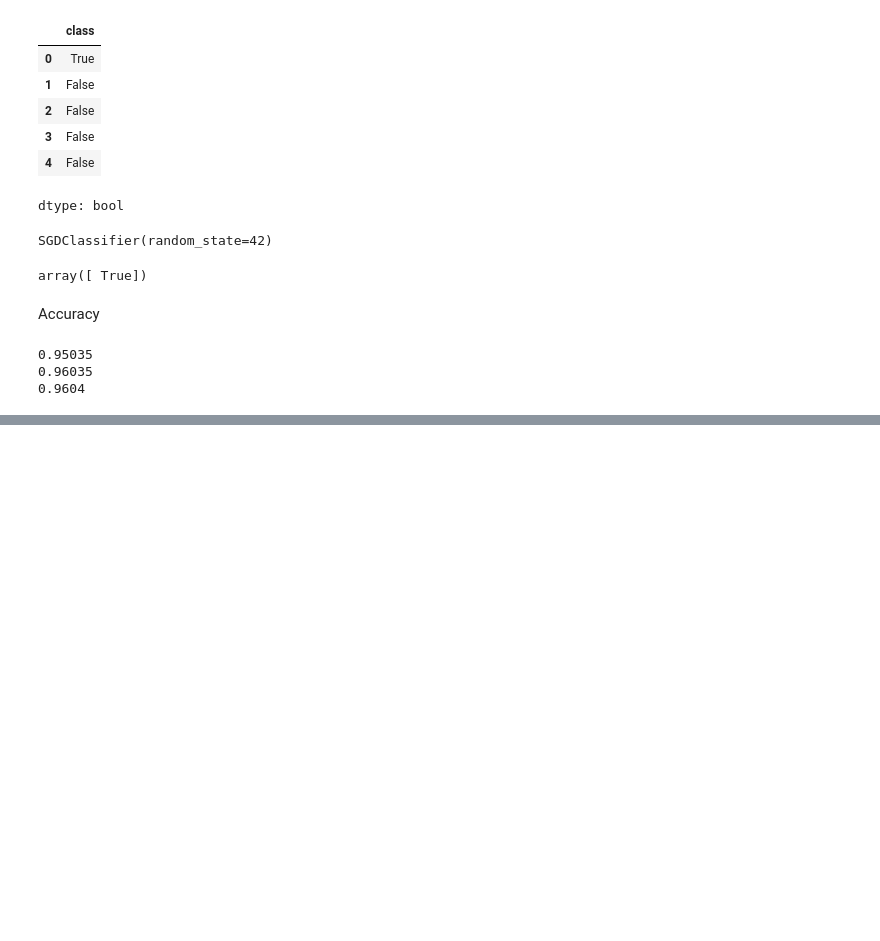
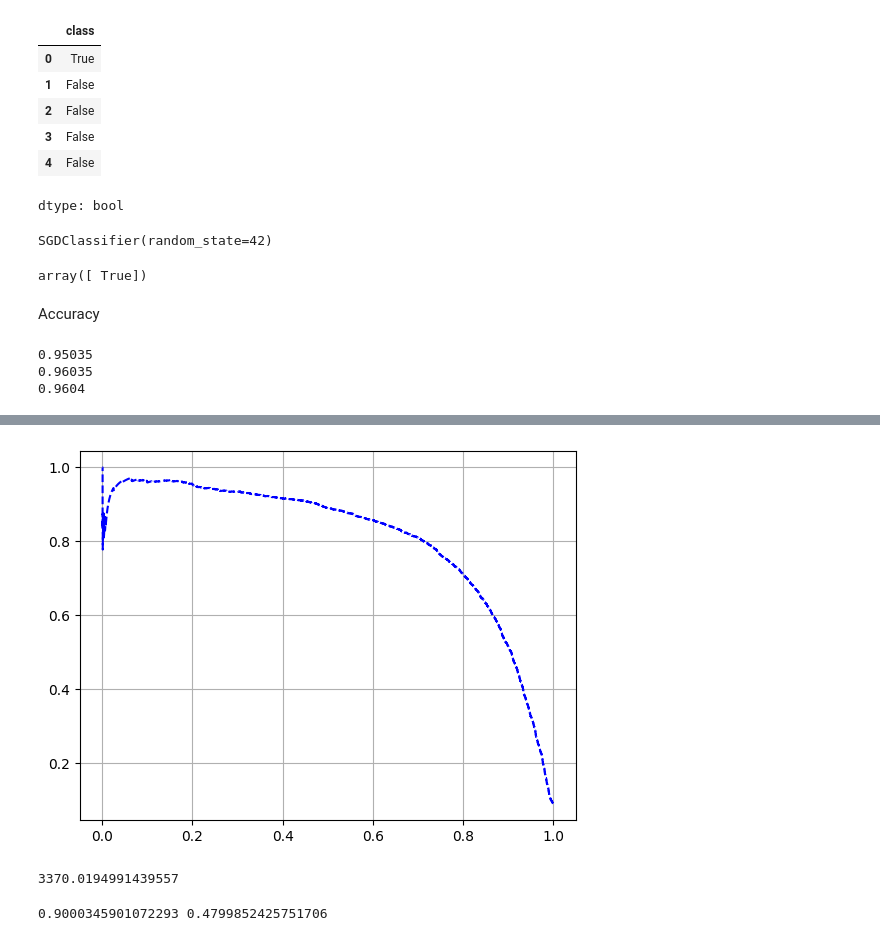
Before and after one commit to prdurgam-edu/DataScience_CourseWork, a Jupyter notebook: AurelienGeron_02_classification.ipynb, the cells around one changed output, grey strips where cells are left out. Drawn from its saved outputs; the diff is of its cells as text; code cells hidden in the pictures; blank space fills up the shorter version.

```diff
--- a/AurelienGeron_02_classification.ipynb
+++ b/AurelienGeron_02_classification.ipynb
@@ -93,0 +125,17 @@ class Never5Classifier(BaseEstimator):
+# %%
+plt.plot(recalls[:-1], precisions[:-1],"b--")
+plt.grid()
+plt.show()
+# %% [output]
+[figure, added]
+# %%
+threshold_90_precision = thresholds[np.argmax(precisions>=0.90)]
+print(threshold_90_precision)
+# %% [output]
+3370.0194991439557
+# %%
+y_train_pred_90= (y_scores>=threshold_90_precision)
+
+print(precision_score(y_train_5, y_train_pred_90), recall_score(y_train_5, y_train_pred_90))
+# %% [output]
+0.9000345901072293 0.4799852425751706
```
Also changed, not shown: parts of 10 cells of this notebook.
